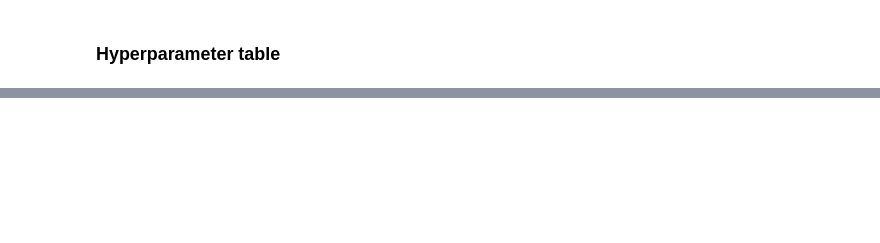
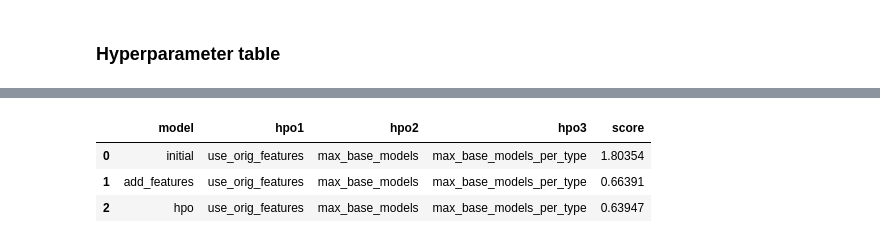
Before and after one commit to HotaruK/cd0385-project-starter, a Jupyter notebook: project/project-template.ipynb, the cells around one changed output, grey strips where cells are left out. Cells and saved outputs as stored; diff of their text form; code cells hidden in the pictures; blank space fills up the shorter version.

```diff
--- a/project/project-template.ipynb
+++ b/project/project-template.ipynb
@@ -295,9 +497,14 @@ fig.savefig('model_test_score.png')
 # %%
 # The 3 hyperparameters we tuned with the kaggle score as the result
 pd.DataFrame({
     "model": ["initial", "add_features", "hpo"],
-    "hpo1": [?, ?, ?],
-    "hpo2": [?, ?, ?],
-    "hpo3": [?, ?, ?],
-    "score": [?, ?, ?]
+    "hpo1": ['use_orig_features', 'use_orig_features', 'use_orig_features'],
+    "hpo2": ['max_base_models', 'max_base_models', 'max_base_models'],
+    "hpo3": ['max_base_models_per_type', 'max_base_models_per_type', 'max_base_models_per_type'],
+    "score": [1.80354, 0.66391, 0.63947]
 })
+# %% [output]
+|  | model | hpo1 | hpo2 | hpo3 | score |
+| 0 | initial | use_orig_features | max_base_models | max_base_models_per_type | 1.80354 |
+| 1 | add_features | use_orig_features | max_base_models | max_base_models_per_type | 0.66391 |
+| 2 | hpo | use_orig_features | max_base_models | max_base_models_per_type | 0.63947 |
```
Also changed, not shown: parts of 21 cells of this notebook, 1 other file.
